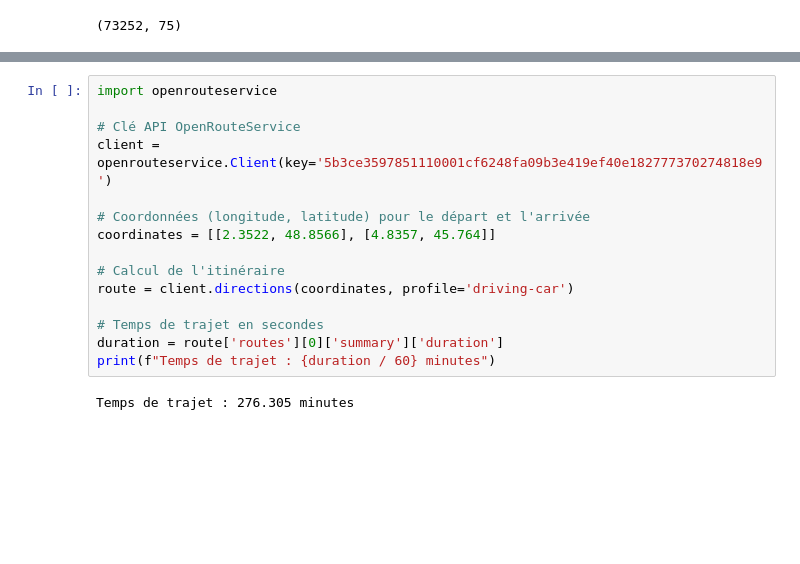
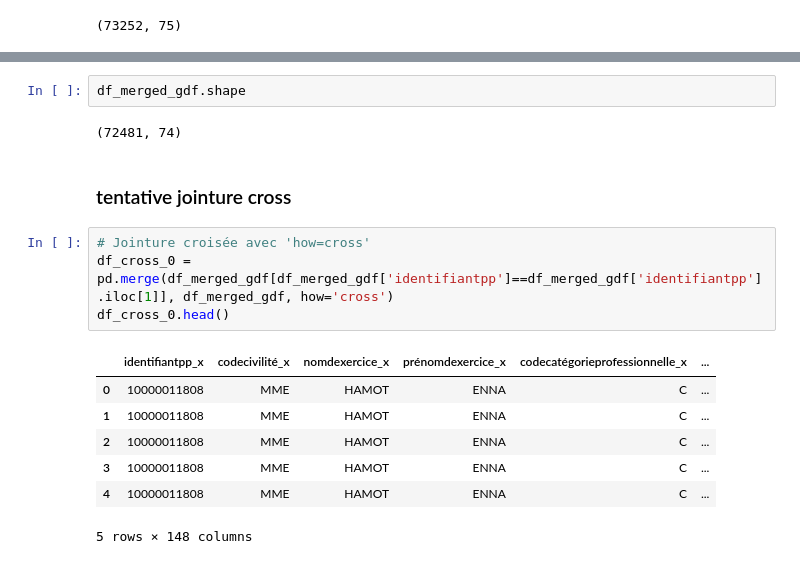
Before and after one commit to JulieBoyer/Econometrics, a Jupyter notebook: traitement_donnees.ipynb, the cells around one changed output, grey strips where cells are left out. Saved outputs shown, nothing was run; the diff lists cells and outputs as text; blank space fills up the shorter version.

```diff
--- a/traitement_donnees.ipynb
+++ b/traitement_donnees.ipynb
@@ -612,17 +657,18 @@ AssertionError: wrong color format 'ansiyellow'
-# %%
-import openrouteservice
-
-# Clé API OpenRouteService
-client = openrouteservice.Client(key='5b3ce3597851110001cf6248fa09b3e419ef40e182777370274818e9')
-
-# Coordonnées (longitude, latitude) pour le départ et l'arrivée
-coordinates = [[2.3522, 48.8566], [4.8357, 45.764]]
-
-# Calcul de l'itinéraire
-route = client.directions(coordinates, profile='driving-car')
-
-# Temps de trajet en secondes
-duration = route['routes'][0]['summary']['duration']
-print(f"Temps de trajet : {duration / 60} minutes")
-# %% [output]
-Temps de trajet : 276.305 minutes
+# %%
+df_merged_gdf.shape
+# %% [output]
+(72481, 74)
+# %% [markdown]
+### tentative jointure cross
+# %%
+# Jointure croisée avec 'how=cross'
+df_cross_0 = pd.merge(df_merged_gdf[df_merged_gdf['identifiantpp']==df_merged_gdf['identifiantpp'].iloc[1]], df_merged_gdf, how='cross')
+df_cross_0.head()
+# %% [output]
+|  | identifiantpp_x | codecivilité_x | nomdexercice_x | prénomdexercice_x | codecatégorieprofessionnelle_x | ... |
+| 0 | 10000011808 | MME | HAMOT | ENNA | C | ... |
+| 1 | 10000011808 | MME | HAMOT | ENNA | C | ... |
+| 2 | 10000011808 | MME | HAMOT | ENNA | C | ... |
+| 3 | 10000011808 | MME | HAMOT | ENNA | C | ... |
+| 4 | 10000011808 | MME | HAMOT | ENNA | C | ... |
+5 rows × 148 columns
```
Also changed, not shown: parts of 11 cells of this notebook, 1 other file.
